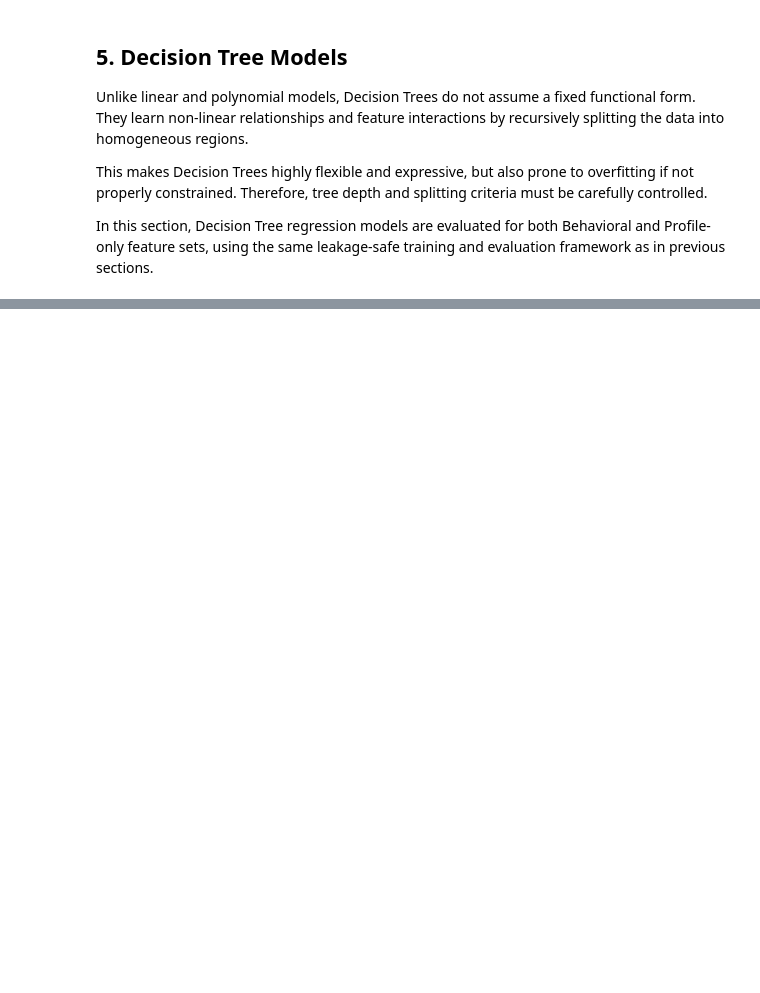
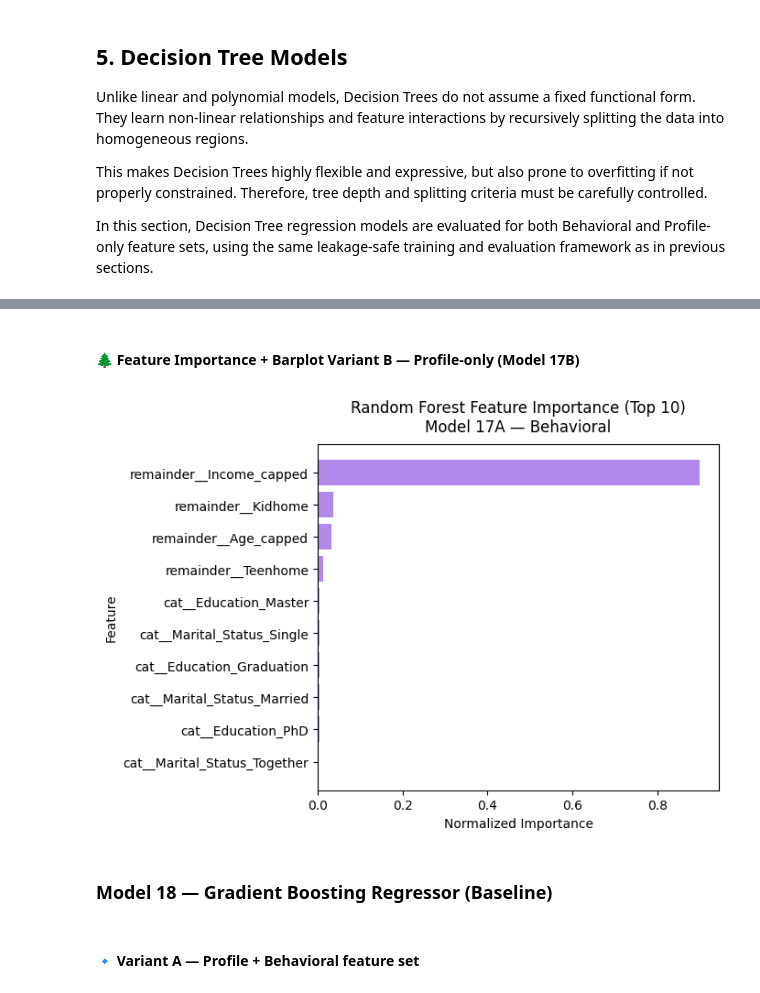
Before and after one commit to NazilaFazeli/Customer_Personality_Analysis, a Jupyter notebook: total_spend_regression.ipynb, the cells around one changed output, grey strips where cells are left out. Saved outputs shown, nothing was run; the diff lists cells and outputs as text; code cells hidden in the pictures; blank space fills up the shorter version.

```diff
--- a/total_spend_regression.ipynb
+++ b/total_spend_regression.ipynb
@@ -3421,0 +5369,58 @@ as in previous sections.
+# %% [markdown]
+#### 🌲 Feature Importance + Barplot Variant B — Profile-only (Model 17B)
+# %%
+# ============================================================
+# 🌲 Feature Importance — Random Forest (Variant A: Behavioral)
+# Model 17A
+# ============================================================
+
+import pandas as pd
+import matplotlib.pyplot as plt
+
+# ------------------------------------------------------------
+# Get preprocessor & forest
+# ------------------------------------------------------------
+preprocessor_A = best_model.named_steps["pre"]
+forest_A = best_model.named_steps["rf"]
+
+# ------------------------------------------------------------
+# Feature names & importances
+# ------------------------------------------------------------
+feature_names_A = preprocessor_A.get_feature_names_out()
+importances_A = forest_A.feature_importances_
+
+feat_imp_A = (
+    pd.DataFrame({
+        "feature": feature_names_A,
+        "importance": importances_A
+    })
+    .sort_values("importance", ascending=False)
+    .reset_index(drop=True)
+)
+
+feat_imp_A["importance_norm"] = (
+    feat_imp_A["importance"] / feat_imp_A["importance"].sum()
+)
+
+# ------------------------------------------------------------
+# Barplot (Top K)
+# ------------------------------------------------------------
+TOP_K = 10
+top_feat_A = feat_imp_A.head(TOP_K).iloc[::-1]
+
+plt.figure(figsize=(7, 5))
+plt.barh(top_feat_A["feature"], top_feat_A["importance_norm"], color = "#B388EB")
+plt.title(
+    "Random Forest Feature Importance (Top 10)\nModel 17A — Behavioral",
+    pad=10
+)
+plt.xlabel("Normalized Importance")
+plt.ylabel("Feature")
+plt.tight_layout()
+plt.show()
+# %% [output]
+[figure, added]
+# %% [markdown]
+### Model 18 — Gradient Boosting Regressor (Baseline)
+# %% [markdown]
+#### 🔹 Variant A — Profile + Behavioral feature set
```
Also changed, not shown: parts of 115 cells of this notebook.
